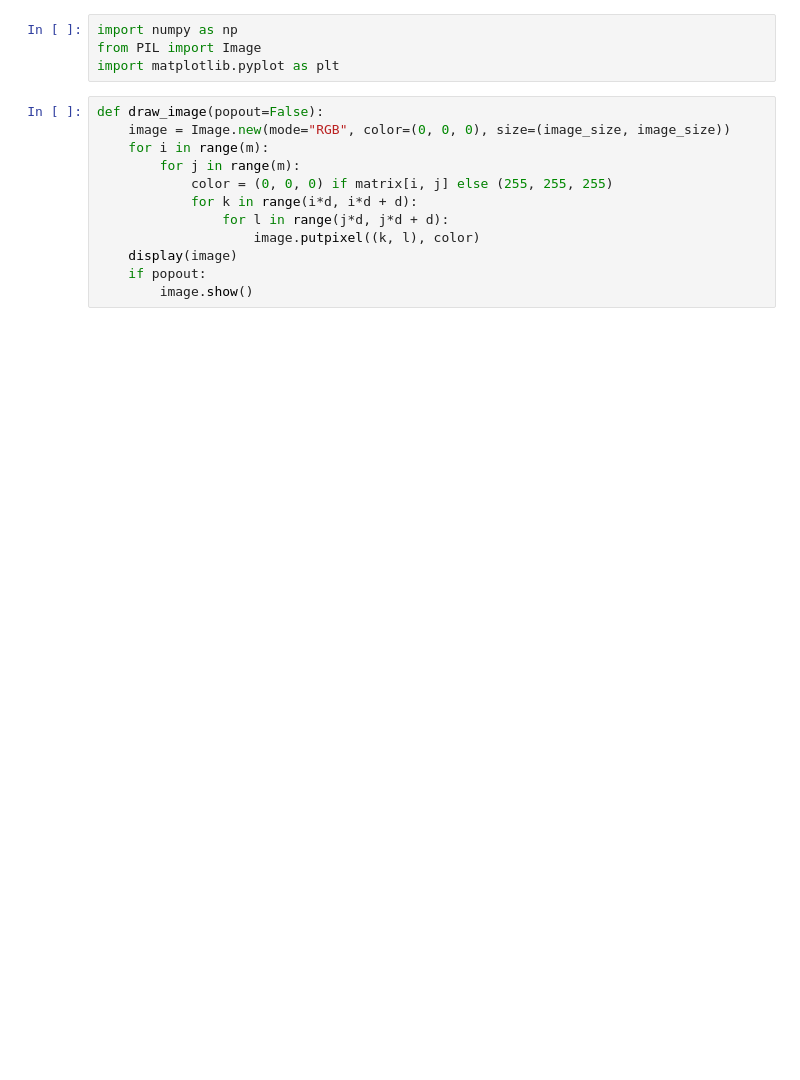
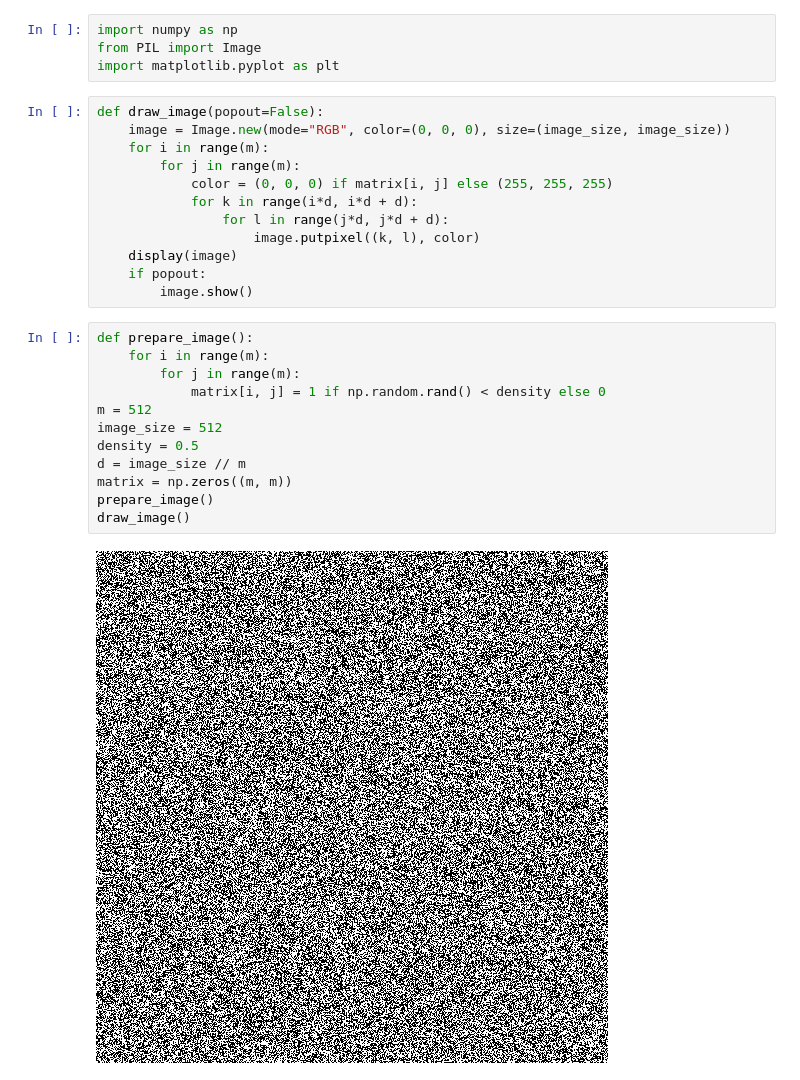
Before and after one commit to michal200292/Numericke-metody, a Jupyter notebook: lab4/zad2.ipynb, the cells around one changed output. Cells and saved outputs as stored; diff of their text form; blank space fills up the shorter version.

```diff
--- a/lab4/zad2.ipynb
+++ b/lab4/zad2.ipynb
@@ -14,4 +14,18 @@ def draw_image(popout=False):
     display(image)
     if popout:
         image.show()
+# %%
+def prepare_image():
+    for i in range(m):
+        for j in range(m):
+            matrix[i, j] = 1 if np.random.rand() < density else 0
+m = 512
+image_size = 512
+density = 0.5
+d = image_size // m
+matrix = np.zeros((m, m))
+prepare_image()
+draw_image()
+# %% [output]
+[figure, added]
 # %%
```
Also changed, not shown: parts of 11 cells of this notebook, 1 other file.
